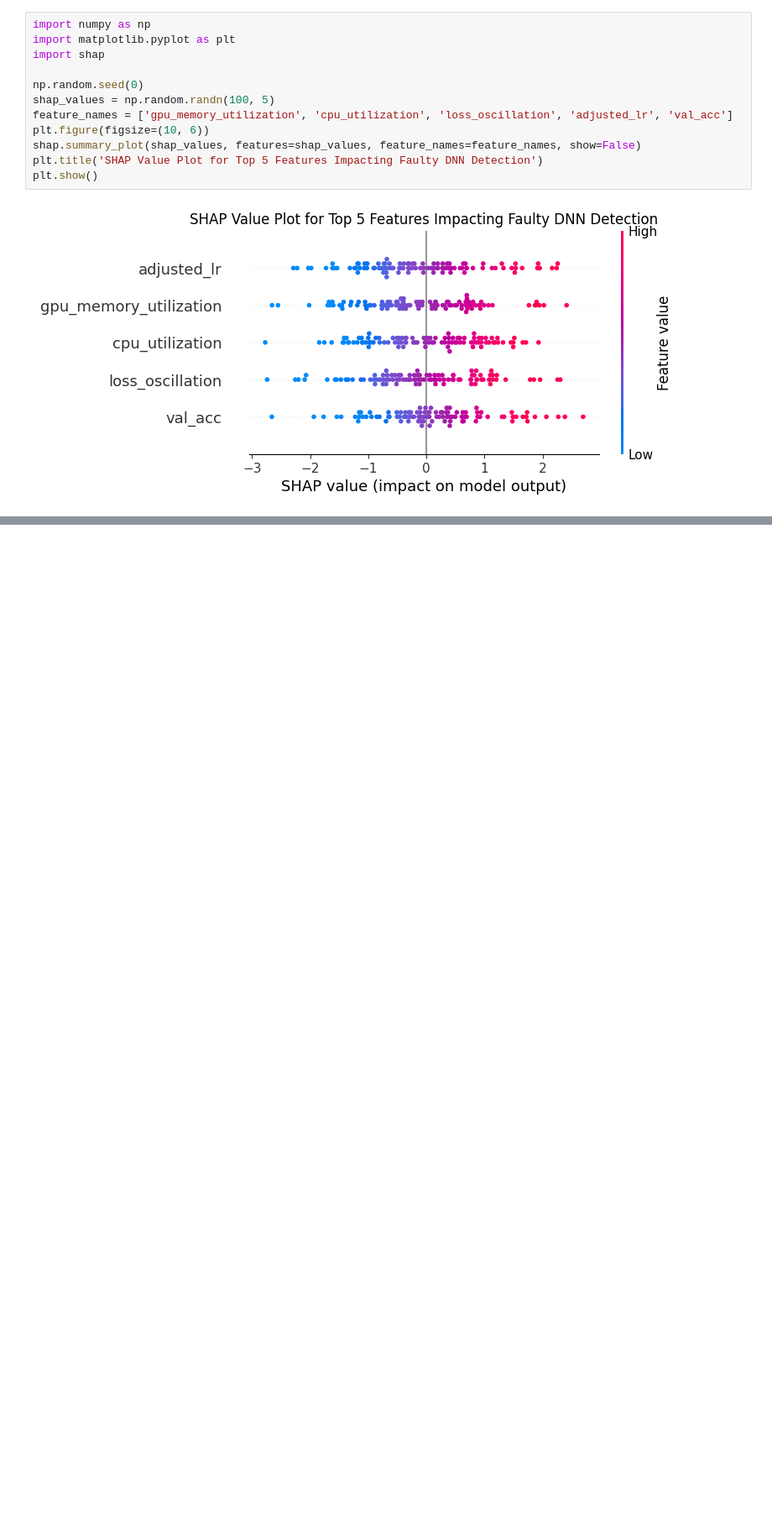
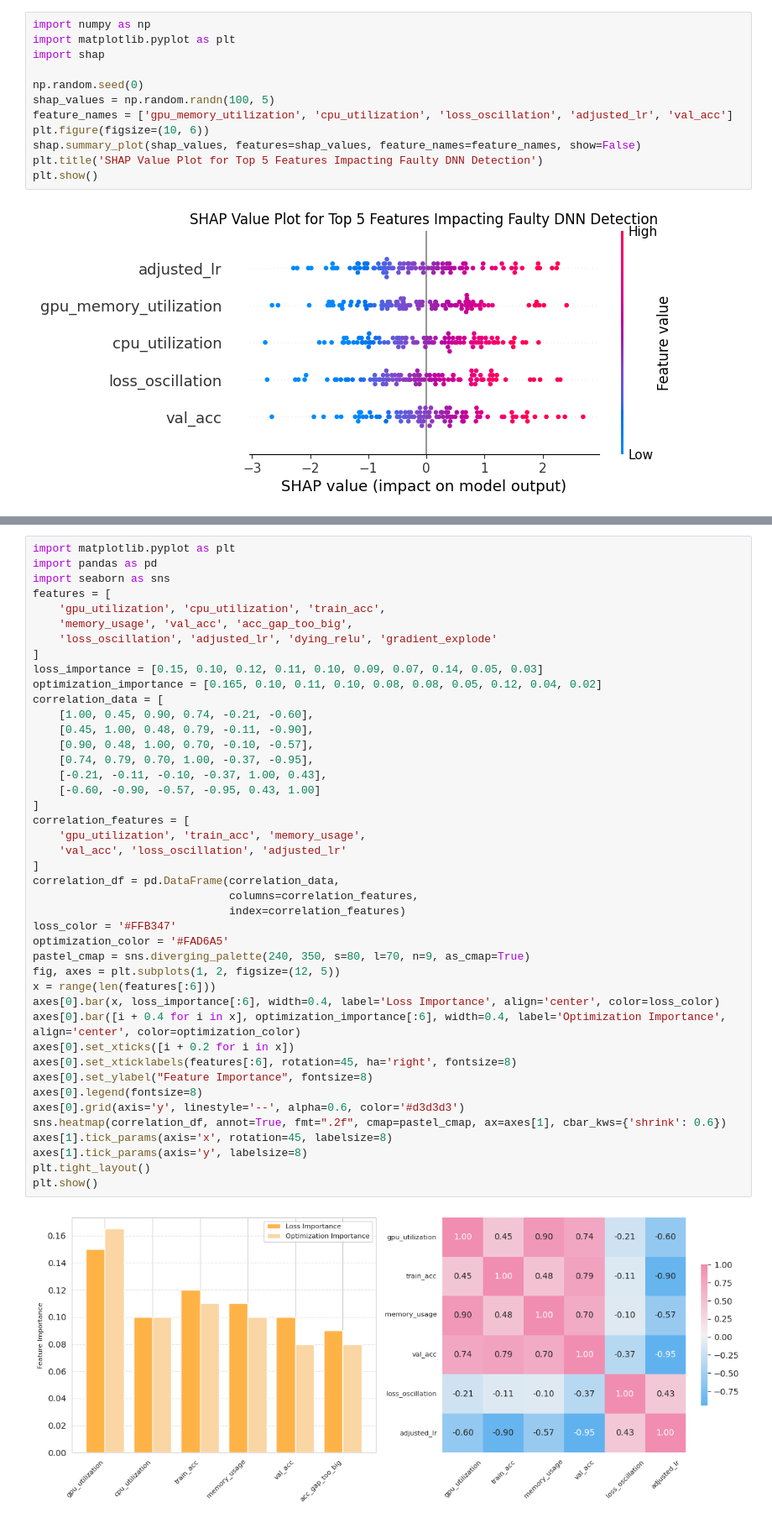
Before and after one commit to SigmaJahan/DEFault-DNN-Debugging, a Jupyter notebook: f_Figures/ICSE2025_Plots.ipynb, the cells around one changed output, grey strips where cells are left out. Shown at 84% size. Saved outputs shown, nothing was run; the diff lists cells and outputs as text; blank space fills up the shorter version.

```diff
--- a/f_Figures/ICSE2025_Plots.ipynb
+++ b/f_Figures/ICSE2025_Plots.ipynb
@@ -56,5 +50,50 @@ plt.savefig('bar_and_pie_charts.png', dpi=600, bbox_inches='tight')
 plt.show()
 # %% [output]
 [figure]
+# %%
+import matplotlib.pyplot as plt
+import pandas as pd
+import seaborn as sns
+features = [
+    'gpu_utilization', 'cpu_utilization', 'train_acc',
+    'memory_usage', 'val_acc', 'acc_gap_too_big',
+    'loss_oscillation', 'adjusted_lr', 'dying_relu', 'gradient_explode'
+]
+loss_importance = [0.15, 0.10, 0.12, 0.11, 0.10, 0.09, 0.07, 0.14, 0.05, 0.03]
+optimization_importance = [0.165, 0.10, 0.11, 0.10, 0.08, 0.08, 0.05, 0.12, 0.04, 0.02]
+correlation_data = [
+    [1.00, 0.45, 0.90, 0.74, -0.21, -0.60],
+    [0.45, 1.00, 0.48, 0.79, -0.11, -0.90],
+    [0.90, 0.48, 1.00, 0.70, -0.10, -0.57],
+    [0.74, 0.79, 0.70, 1.00, -0.37, -0.95],
+    [-0.21, -0.11, -0.10, -0.37, 1.00, 0.43],
+    [-0.60, -0.90, -0.57, -0.95, 0.43, 1.00]
+]
+correlation_features = [
+    'gpu_utilization', 'train_acc', 'memory_usage',
+    'val_acc', 'loss_oscillation', 'adjusted_lr'
+]
+correlation_df = pd.DataFrame(correlation_data,
+                              columns=correlation_features,
+                              index=correlation_features)
+loss_color = '#FFB347'
+optimization_color = '#FAD6A5'
+pastel_cmap = sns.diverging_palette(240, 350, s=80, l=70, n=9, as_cmap=True)
+fig, axes = plt.subplots(1, 2, figsize=(12, 5))
+x = range(len(features[:6]))
+axes[0].bar(x, loss_importance[:6], width=0.4, label='Loss Importance', align='center', color=loss_color)
+axes[0].bar([i + 0.4 for i in x], optimization_importance[:6], width=0.4, label='Optimization Importance', align='center', color=optimization_color)
+axes[0].set_xticks([i + 0.2 for i in x])
+axes[0].set_xticklabels(features[:6], rotation=45, ha='right', fontsize=8)
+axes[0].set_ylabel("Feature Importance", fontsize=8)
+axes[0].legend(fontsize=8)
+axes[0].grid(axis='y', linestyle='--', alpha=0.6, color='#d3d3d3')
+sns.heatmap(correlation_df, annot=True, fmt=".2f", cmap=pastel_cmap, ax=axes[1], cbar_kws={'shrink': 0.6})
+axes[1].tick_params(axis='x', rotation=45, labelsize=8)
+axes[1].tick_params(axis='y', labelsize=8)
+plt.tight_layout()
+plt.show()
+# %% [output]
+[figure, added]
 # %%
 import matplotlib.pyplot as plt
```
Also changed, not shown: parts of 3 cells of this notebook, 6 other files.
